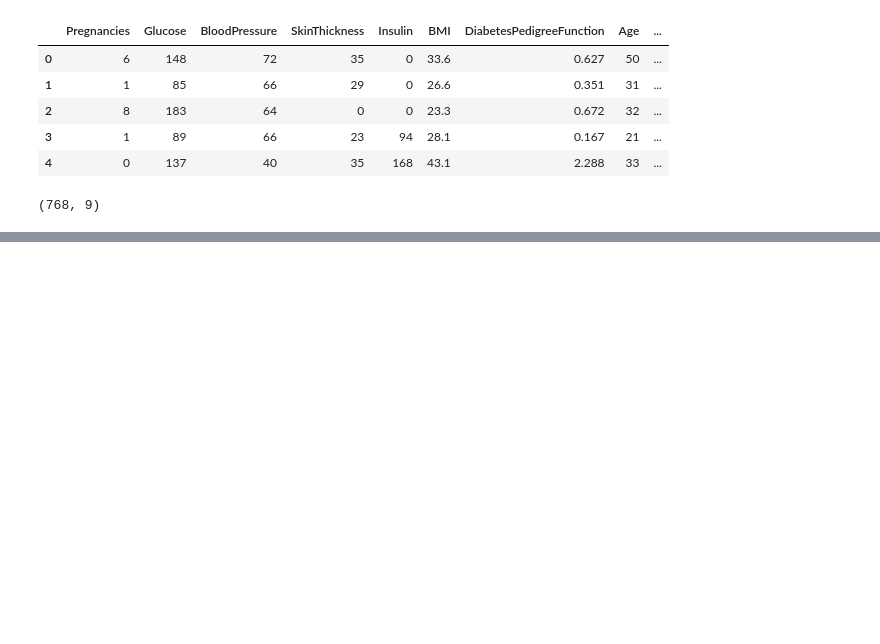
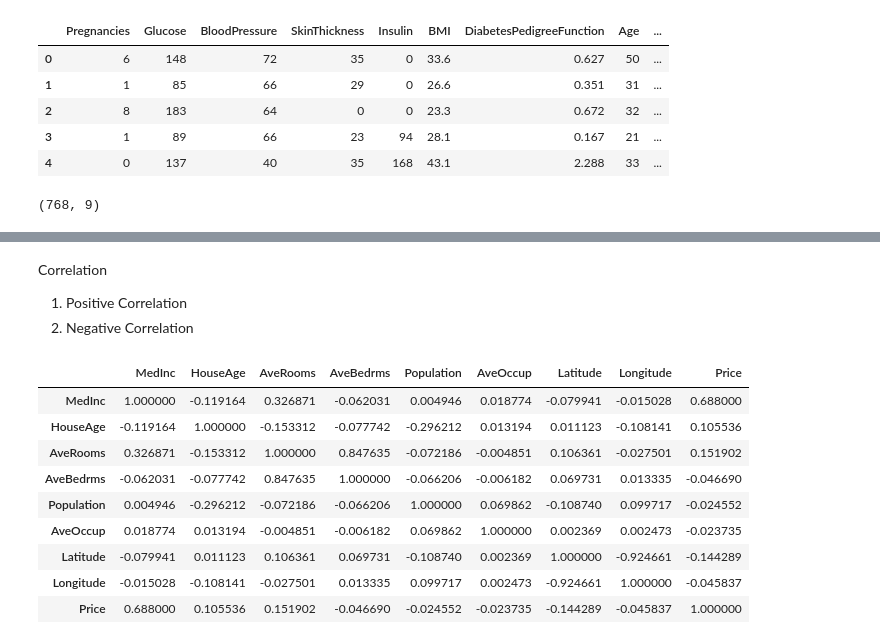
Before and after one commit to SudarshanPoudel/ML_Learning, a Jupyter notebook: 02_pandas.ipynb, the cells around one changed output, grey strips where cells are left out. Saved outputs shown, nothing was run; the diff lists cells and outputs as text; code cells hidden in the pictures; blank space fills up the shorter version.

```diff
--- a/02_pandas.ipynb
+++ b/02_pandas.ipynb
@@ -77,0 +324,17 @@ boston_df.to_csv('DataSets/boston.csv')
+# %% [markdown]
+Correlation
+1. Positive Correlation
+2. Negative Correlation
+# %%
+california_df.corr()
+# %% [output]
+|  | MedInc | HouseAge | AveRooms | AveBedrms | Population | AveOccup | Latitude | Longitude | Price |
+| MedInc | 1.000000 | -0.119164 | 0.326871 | -0.062031 | 0.004946 | 0.018774 | -0.079941 | -0.015028 | 0.688000 |
+| HouseAge | -0.119164 | 1.000000 | -0.153312 | -0.077742 | -0.296212 | 0.013194 | 0.011123 | -0.108141 | 0.105536 |
+| AveRooms | 0.326871 | -0.153312 | 1.000000 | 0.847635 | -0.072186 | -0.004851 | 0.106361 | -0.027501 | 0.151902 |
+| AveBedrms | -0.062031 | -0.077742 | 0.847635 | 1.000000 | -0.066206 | -0.006182 | 0.069731 | 0.013335 | -0.046690 |
+| Population | 0.004946 | -0.296212 | -0.072186 | -0.066206 | 1.000000 | 0.069862 | -0.108740 | 0.099717 | -0.024552 |
+| AveOccup | 0.018774 | 0.013194 | -0.004851 | -0.006182 | 0.069862 | 1.000000 | 0.002369 | 0.002473 | -0.023735 |
+| Latitude | -0.079941 | 0.011123 | 0.106361 | 0.069731 | -0.108740 | 0.002369 | 1.000000 | -0.924661 | -0.144289 |
+| Longitude | -0.015028 | -0.108141 | -0.027501 | 0.013335 | 0.099717 | 0.002473 | -0.924661 | 1.000000 | -0.045837 |
+| Price | 0.688000 | 0.105536 | 0.151902 | -0.046690 | -0.024552 | -0.023735 | -0.144289 | -0.045837 | 1.000000 |
```
Also changed, not shown: parts of 32 cells of this notebook, 2 other files.
